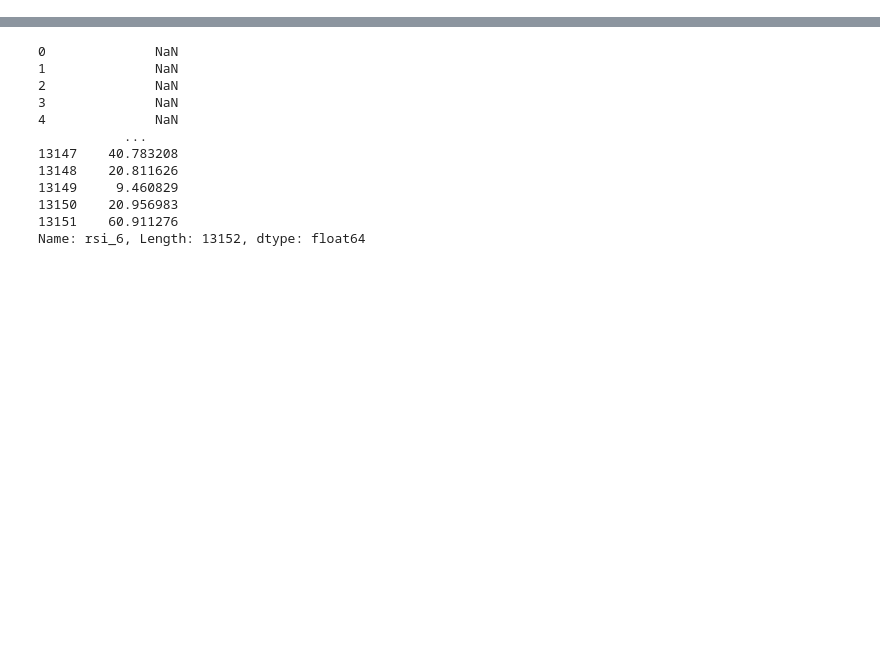
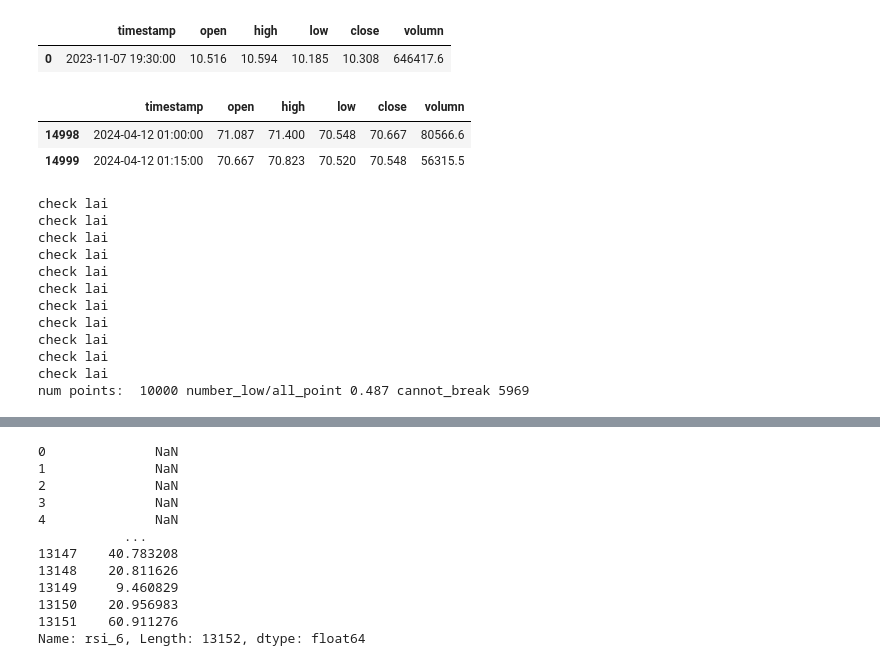
Before and after one commit to khiemdoan/qcuongning-binance-future, a Jupyter notebook: search.ipynb, the cells around one changed output, grey strips where cells are left out. Drawn from its saved outputs; the diff is of its cells as text; code cells hidden in the pictures; blank space fills up the shorter version.

```diff
--- a/search.ipynb
+++ b/search.ipynb
@@ -35,9 +35,9 @@ def rule(df_btc, df, tp=1, sl=5, money=1000, model = None, num_random=10000, win
             y_pred_prob = inference(x_array, model)
             if y_pred_prob == 1:
                 if manual_cond:
-                    if is_decrease(x_array_cp[-1]) or is_decrease(x_array_cp[-2]) or is_pin_bar(x_array_cp[-1]):
-                        if rsi_6[-1] > 20 and rsi_6[-2] > 20:
-                            index_condition.append(i)
+                    # if is_decrease(x_array_cp[-1]) or is_decrease(x_array_cp[-2]) or is_pin_bar(x_array_cp[-1]):
+                    if rsi_6[-1] > 20 and rsi_6[-2] > 20:
+                        index_condition.append(i)
                 else:
                     index_condition.append(i)
     index_condition = sorted(index_condition)
@@ -126,8 +182,26 @@ df_all
 # %%
-df = df_all.iloc[:35000].reset_index(drop=True)#.drop(columns=['fluct', 'amp'])
+df = df_all.iloc[:15000].reset_index(drop=True)#.drop(columns=['fluct', 'amp'])
 display(df.head(1))
 display(df.tail(2))
-rs, idcond, high_check, low_check, list_reward, prices_list = rule(df, df, tp=1.5, sl=1.5, num_random=20000)
+rs, idcond, high_check, low_check, list_reward, prices_list = rule(df, df, tp=3, sl=3, num_random=10000)
+# %% [output]
+|  | timestamp | open | high | low | close | volumn |
+| 0 | 2023-11-07 19:30:00 | 10.516 | 10.594 | 10.185 | 10.308 | 646417.6 |
+|  | timestamp | open | high | low | close | volumn |
+| 14998 | 2024-04-12 01:00:00 | 71.087 | 71.400 | 70.548 | 70.667 | 80566.6 |
+| 14999 | 2024-04-12 01:15:00 | 70.667 | 70.823 | 70.520 | 70.548 | 56315.5 |
+check lai
+check lai
+check lai
+check lai
+check lai
+check lai
+check lai
+check lai
+check lai
+check lai
+check lai
+num points:  10000 number_low/all_point 0.487 cannot_break 5969
 # %%
 def create_dataset(df, rs, sequence_length):
     x = []
```
Also changed, not shown: parts of 11 cells of this notebook, 7 other files.
